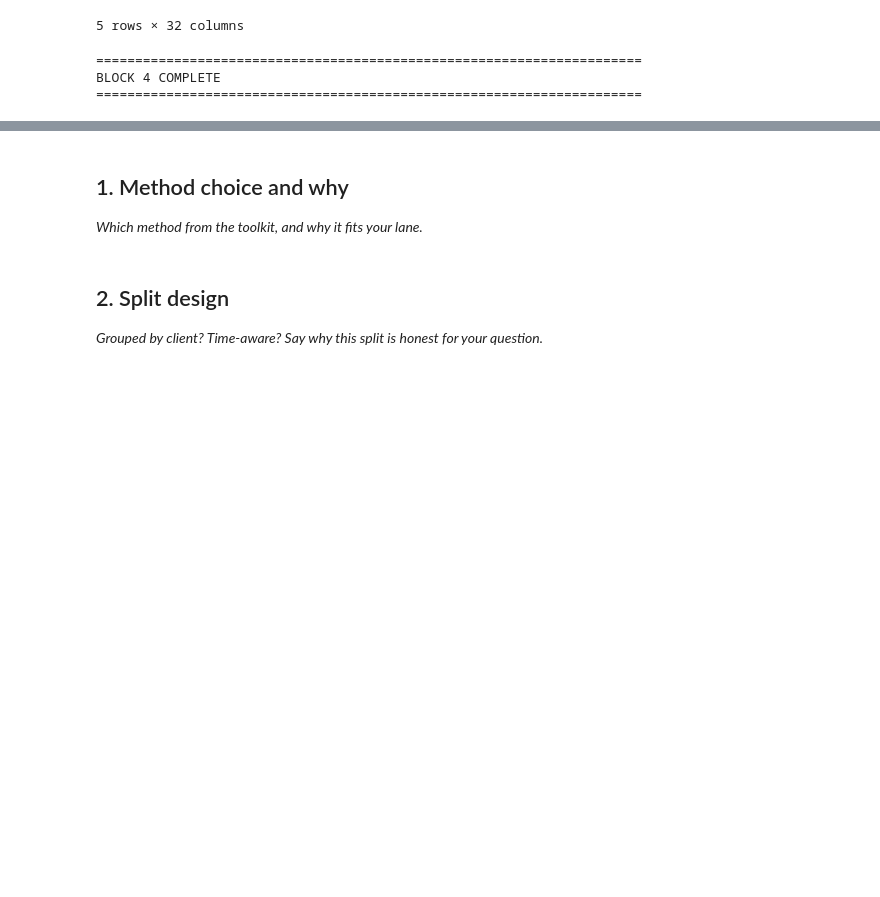
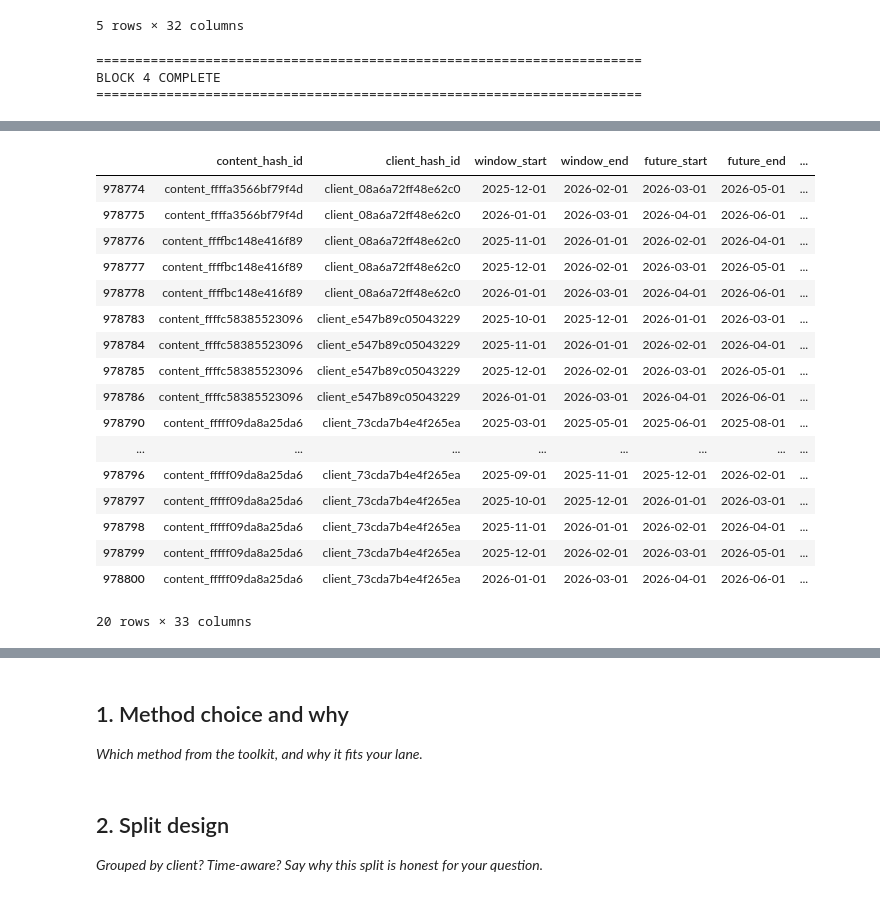
Before and after one commit to MuhammadOkasha004/flyrank-ml-internship-work, a Jupyter notebook: work/notebooks/w05_model.ipynb, the cells around one changed output, grey strips where cells are left out. Drawn from its saved outputs; the diff is of its cells as text; code cells hidden in the pictures; blank space fills up the shorter version.

```diff
--- a/work/notebooks/w05_model.ipynb
+++ b/work/notebooks/w05_model.ipynb
@@ -1701,0 +2722,21 @@ BLOCK 4 COMPLETE
+# %%
+df_final_ml.tail(20)
+# %% [output]
+|  | content_hash_id | client_hash_id | window_start | window_end | future_start | future_end | ... |
+| 978774 | content_ffffa3566bf79f4d | client_08a6a72ff48e62c0 | 2025-12-01 | 2026-02-01 | 2026-03-01 | 2026-05-01 | ... |
+| 978775 | content_ffffa3566bf79f4d | client_08a6a72ff48e62c0 | 2026-01-01 | 2026-03-01 | 2026-04-01 | 2026-06-01 | ... |
+| 978776 | content_ffffbc148e416f89 | client_08a6a72ff48e62c0 | 2025-11-01 | 2026-01-01 | 2026-02-01 | 2026-04-01 | ... |
+| 978777 | content_ffffbc148e416f89 | client_08a6a72ff48e62c0 | 2025-12-01 | 2026-02-01 | 2026-03-01 | 2026-05-01 | ... |
+| 978778 | content_ffffbc148e416f89 | client_08a6a72ff48e62c0 | 2026-01-01 | 2026-03-01 | 2026-04-01 | 2026-06-01 | ... |
+| 978783 | content_ffffc58385523096 | client_e547b89c05043229 | 2025-10-01 | 2025-12-01 | 2026-01-01 | 2026-03-01 | ... |
+| 978784 | content_ffffc58385523096 | client_e547b89c05043229 | 2025-11-01 | 2026-01-01 | 2026-02-01 | 2026-04-01 | ... |
+| 978785 | content_ffffc58385523096 | client_e547b89c05043229 | 2025-12-01 | 2026-02-01 | 2026-03-01 | 2026-05-01 | ... |
+| 978786 | content_ffffc58385523096 | client_e547b89c05043229 | 2026-01-01 | 2026-03-01 | 2026-04-01 | 2026-06-01 | ... |
+| 978790 | content_fffff09da8a25da6 | client_73cda7b4e4f265ea | 2025-03-01 | 2025-05-01 | 2025-06-01 | 2025-08-01 | ... |
+| ... | ... | ... | ... | ... | ... | ... | ... |
+| 978796 | content_fffff09da8a25da6 | client_73cda7b4e4f265ea | 2025-09-01 | 2025-11-01 | 2025-12-01 | 2026-02-01 | ... |
+| 978797 | content_fffff09da8a25da6 | client_73cda7b4e4f265ea | 2025-10-01 | 2025-12-01 | 2026-01-01 | 2026-03-01 | ... |
+| 978798 | content_fffff09da8a25da6 | client_73cda7b4e4f265ea | 2025-11-01 | 2026-01-01 | 2026-02-01 | 2026-04-01 | ... |
+| 978799 | content_fffff09da8a25da6 | client_73cda7b4e4f265ea | 2025-12-01 | 2026-02-01 | 2026-03-01 | 2026-05-01 | ... |
+| 978800 | content_fffff09da8a25da6 | client_73cda7b4e4f265ea | 2026-01-01 | 2026-03-01 | 2026-04-01 | 2026-06-01 | ... |
+20 rows × 33 columns
```
Also changed, not shown: parts of 9 cells of this notebook.
